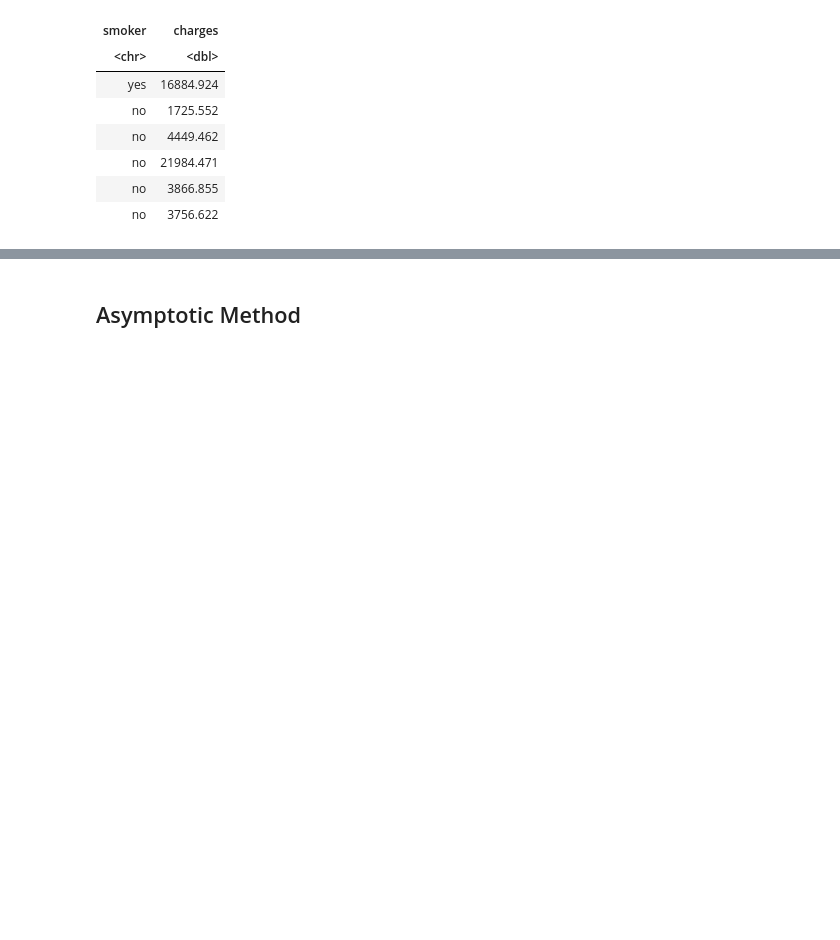
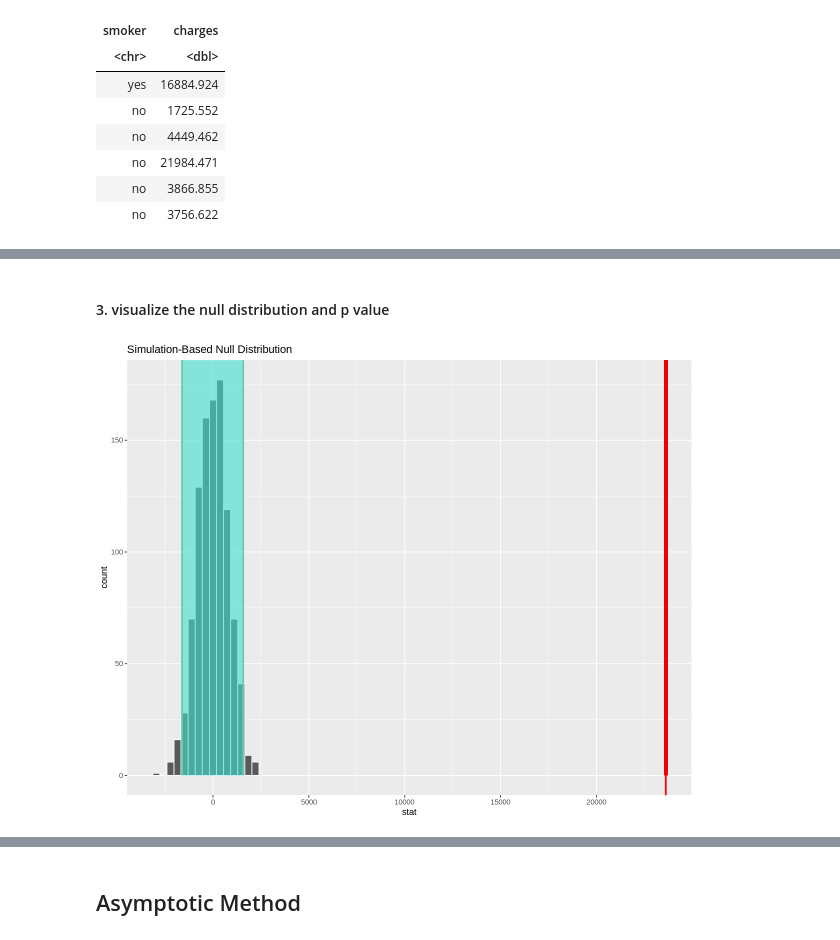
Before and after one commit to Yuji03b/STAT-201-GROUP-1, a Jupyter notebook: report.ipynb, the cells around one changed output, grey strips where cells are left out. Saved outputs shown, nothing was run; the diff lists cells and outputs as text; code cells hidden in the pictures; blank space fills up the shorter version.

Commit message:
add confidence interval and p value
also add some explaintion for each step

```diff
--- a/report.ipynb
+++ b/report.ipynb
@@ -229,0 +160,8 @@ The observed t-statistic is too large that no  bootstrap t-statistics exceed it,
+# %%
+obs_stat <- insurance %>%
+  specify(formula = charges ~ smoker)%>%
+   calculate(stat="diff in means",order=c("yes","no"))%>%
+    pull()
+
+
+cat("The observed test statistic is",  obs_stat)
@@ -229,0 +172,10 @@ The observed t-statistic is too large that no  bootstrap t-statistics exceed it,
+# %%
+set.seed(12345)
+
+insurance_null <- insurance %>%
+    specify(formula = charges ~ smoker)%>%
+    hypothesize(null="independence")%>%
+    generate(reps=1000,type="permute")%>%
+    calculate(stat="diff in means",order=c("yes","no"))
+
+head(insurance_null)
@@ -229,0 +194,4 @@ The observed t-statistic is too large that no  bootstrap t-statistics exceed it,
+# %%
+insurance_ci <- insurance_null %>%
+    get_confidence_interval (level=0.95, type="percentile")
+insurance_ci
@@ -229,0 +203,12 @@ The observed t-statistic is too large that no  bootstrap t-statistics exceed it,
+# %% [markdown]
+ #### 3. visualize the null distribution and p value
+# %%
+null_distribution_plot <- insurance_null %>%
+  visualize()+
+  shade_confidence_interval(endpoints =insurance_ci,size=1)+
+  geom_vline(xintercept = obs_stat, col = "red", size = 1)+
+    shade_p_value(obs_stat = obs_stat, direction = "right")
+
+null_distribution_plot
+# %% [output]
+[figure, added]
```
Also changed, not shown: parts of 25 cells of this notebook.
